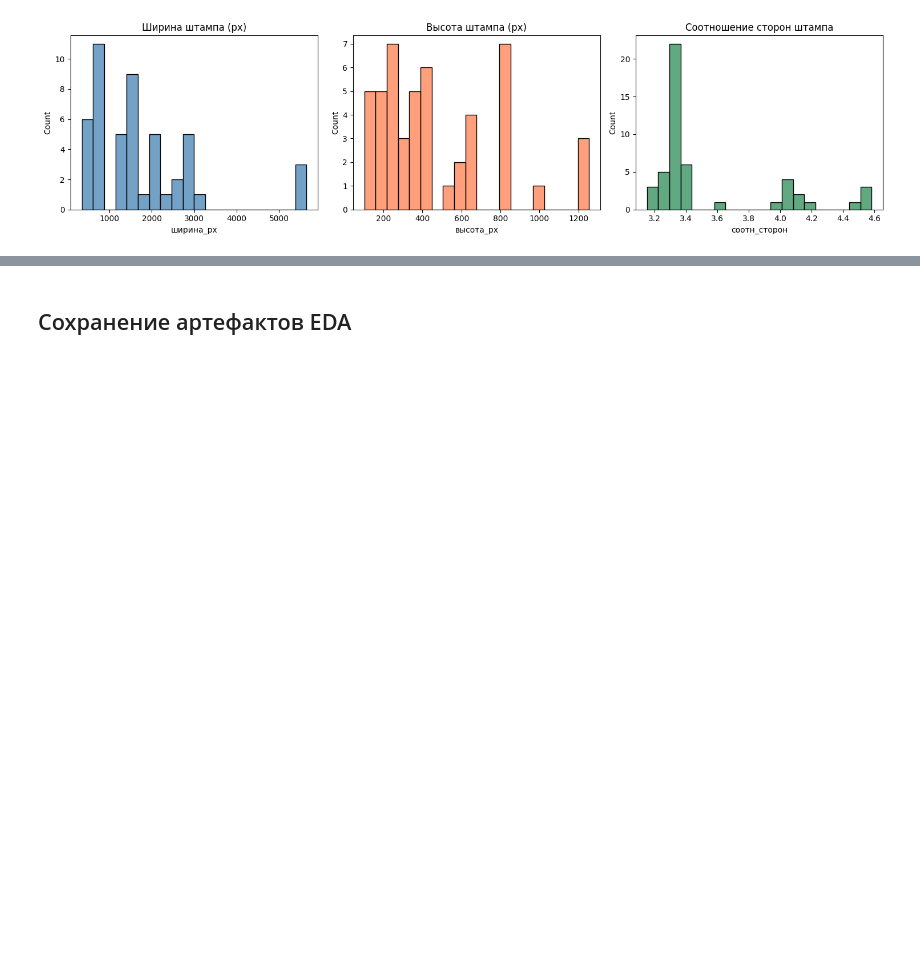
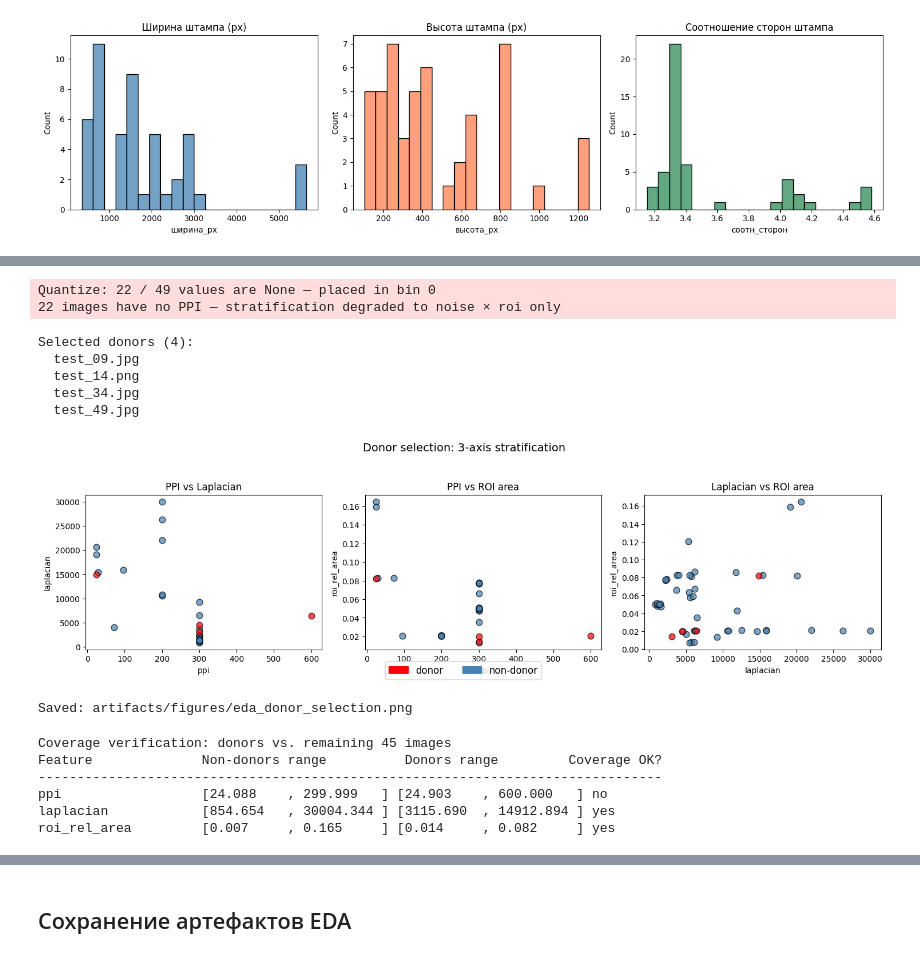
Before and after one commit to Sapar-hub/aie-group-2-sapar, a Jupyter notebook: project/notebooks/exp01_eda_baseline.ipynb, the cells around one changed output, grey strips where cells are left out. Saved outputs shown, nothing was run; the diff lists cells and outputs as text; code cells hidden in the pictures; blank space fills up the shorter version.

```diff
--- a/project/notebooks/exp01_eda_baseline.ipynb
+++ b/project/notebooks/exp01_eda_baseline.ipynb
@@ -158,0 +209,68 @@ max    5651.937436  1254.306971      4.582822
+# %%
+donors = select_donors(IMAGE_DIR, LABEL_DIR, n_donors=4, random_state=42)
+print(f"\nSelected donors ({len(donors)}):")
+for d in donors:
+    print(f"  {d}")
+
+df_feat['is_donor'] = df_feat['filename'].isin(donors)
+
+# Visualise: 1×3 scatter plots (PPI, Laplacian, ROI area)
+import matplotlib.patches as mpatches
+
+fig, axes = plt.subplots(1, 3, figsize=(15, 4))
+palette = {True: 'red', False: 'steelblue'}
+
+for ax, xcol, ycol, title in [
+    (axes[0], 'ppi', 'laplacian', 'PPI vs Laplacian'),
+    (axes[1], 'ppi', 'roi_rel_area', 'PPI vs ROI area'),
+    (axes[2], 'laplacian', 'roi_rel_area', 'Laplacian vs ROI area'),
+]:
+    for is_donor, grp in df_feat.groupby('is_donor'):
+        ax.scatter(grp[xcol], grp[ycol],
+                  c=palette[is_donor], label='donor' if is_donor else 'non-donor',
+                  alpha=0.7, edgecolors='k', s=60)
+    ax.set_xlabel(xcol)
+    ax.set_ylabel(ycol)
+    ax.set_title(title)
+
+handles = [
+    mpatches.Patch(color='red', label='donor'),
+    mpatches.Patch(color='steelblue', label='non-donor'),
+]
+fig.legend(handles=handles, loc='lower center', ncol=2, fontsize=12)
+fig.suptitle('Donor selection: 3-axis stratification', fontsize=14, y=1.05)
+plt.tight_layout()
+plt.savefig(ARTIFACTS_DIR / 'figures' / 'eda_donor_selection.png', dpi=150, bbox_inches='tight')
+plt.show()
+print('Saved: artifacts/figures/eda_donor_selection.png')
+# %% [output]
+Quantize: 22 / 49 values are None — placed in bin 0
+22 images have no PPI — stratification degraded to noise × roi only
+Selected donors (4):
+  test_09.jpg
+  test_14.png
+  test_34.jpg
+  test_49.jpg
+[figure, added]
+Saved: artifacts/figures/eda_donor_selection.png
+# %%
+# Coverage check: do the 45 non-donors still span the full feature range?
+donor_mask = df_feat['is_donor']
+df_donor = df_feat[donor_mask]
+df_nd = df_feat[~donor_mask]
+
+print("Coverage verification: donors vs. remaining 45 images")
+print(f"{'Feature':<20} {'Non-donors range':<25} {'Donors range':<20} {'Coverage OK?'}")
+print("-" * 80)
+for col in ['ppi', 'laplacian', 'roi_rel_area']:
+    nd_min, nd_max = df_nd[col].min(), df_nd[col].max()
+    d_min, d_max = df_donor[col].min(), df_donor[col].max()
+    ok = d_min >= nd_min and d_max <= nd_max
+    print(f"{col:<20} [{nd_min:<10.3f}, {nd_max:<10.3f}] [{d_min:<10.3f}, {d_max:<10.3f}] {'yes' if ok else 'no'}")
+# %% [output]
+Coverage verification: donors vs. remaining 45 images
+Feature              Non-donors range          Donors range         Coverage OK?
+--------------------------------------------------------------------------------
+ppi                  [24.088    , 299.999   ] [24.903    , 600.000   ] no
+laplacian            [854.654   , 30004.344 ] [3115.690  , 14912.894 ] yes
+roi_rel_area         [0.007     , 0.165     ] [0.014     , 0.082     ] yes
```
Also changed, not shown: parts of 6 cells of this notebook, 25 other files.
